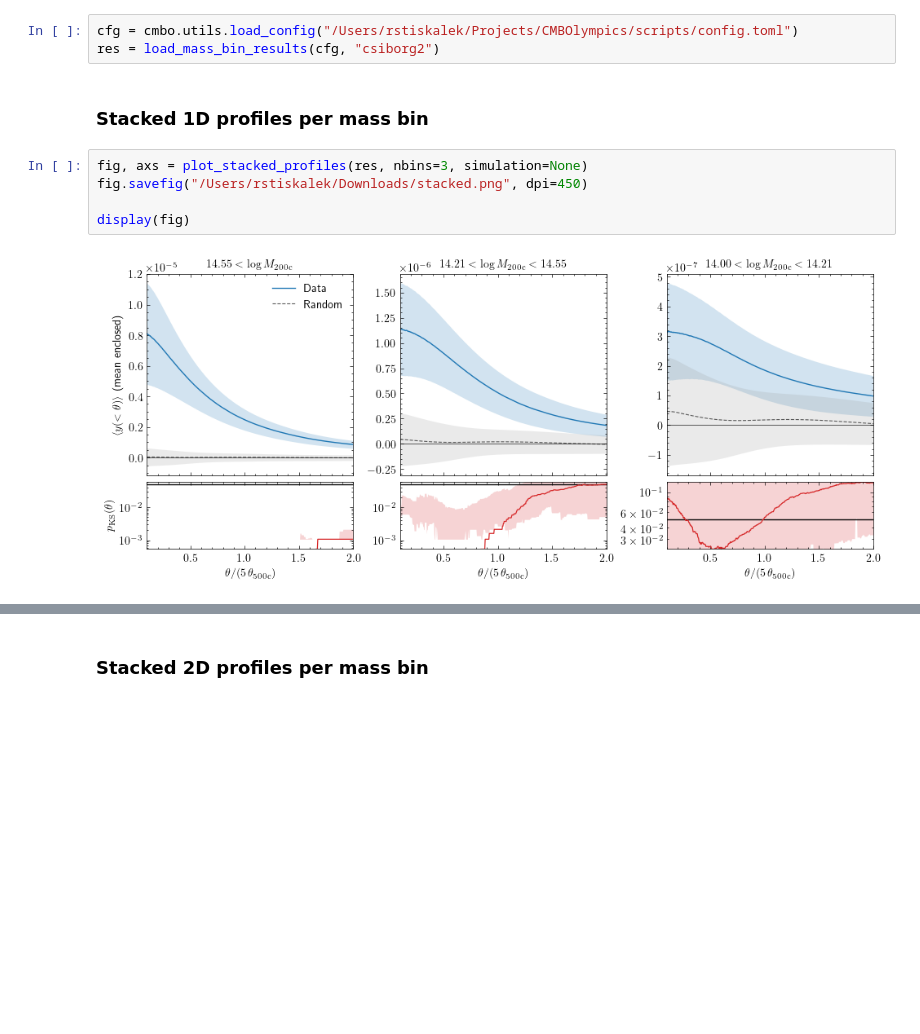
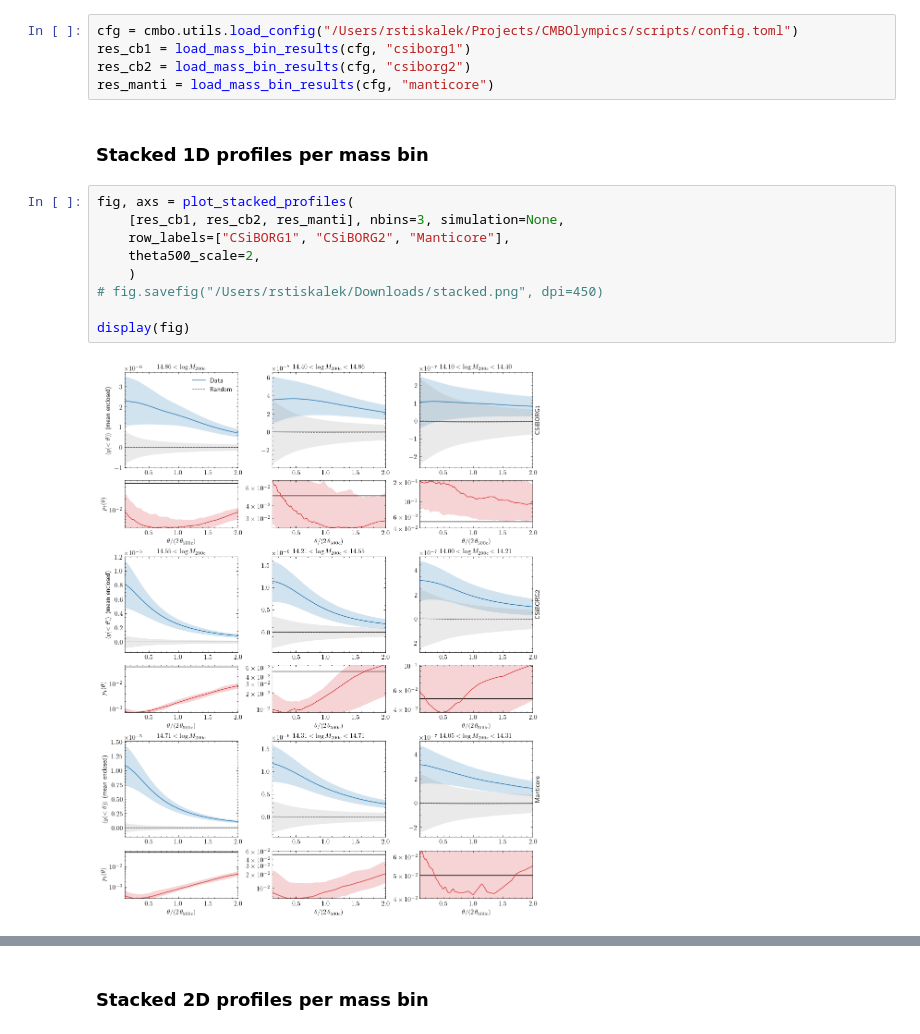
Before and after one commit to Richard-Sti/CMBOlympics, a Jupyter notebook: notebooks/score_stacked.ipynb, the cells around one changed output, grey strips where cells are left out. Drawn from its saved outputs; the diff is of its cells as text; blank space fills up the shorter version.

```diff
--- a/notebooks/score_stacked.ipynb
+++ b/notebooks/score_stacked.ipynb
@@ -20,13 +17,19 @@ The autoreload extension is already loaded. To reload it, use:
 ## Single simulation results file
 # %%
 cfg = cmbo.utils.load_config("/Users/rstiskalek/Projects/CMBOlympics/scripts/config.toml")
-res = load_mass_bin_results(cfg, "csiborg2")
+res_cb1 = load_mass_bin_results(cfg, "csiborg1")
+res_cb2 = load_mass_bin_results(cfg, "csiborg2")
+res_manti = load_mass_bin_results(cfg, "manticore")
 # %% [markdown]
 ### Stacked 1D profiles per mass bin
 # %%
-fig, axs = plot_stacked_profiles(res, nbins=3, simulation=None)
-fig.savefig("/Users/rstiskalek/Downloads/stacked.png", dpi=450)
+fig, axs = plot_stacked_profiles(
+    [res_cb1, res_cb2, res_manti], nbins=3, simulation=None,
+    row_labels=["CSiBORG1", "CSiBORG2", "Manticore"],
+    theta500_scale=2,
+    )
+# fig.savefig("/Users/rstiskalek/Downloads/stacked.png", dpi=450)
 
 display(fig)
 # %% [output]
-[figure, old version]
+[figure, new version]
```
Also changed, not shown: parts of 3 cells of this notebook, 1 other file.
